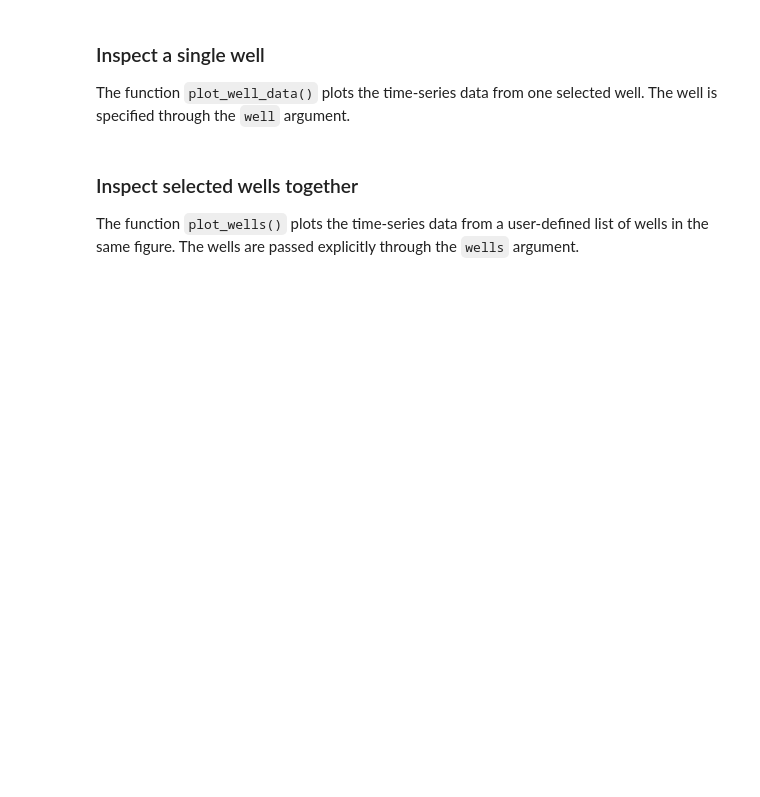
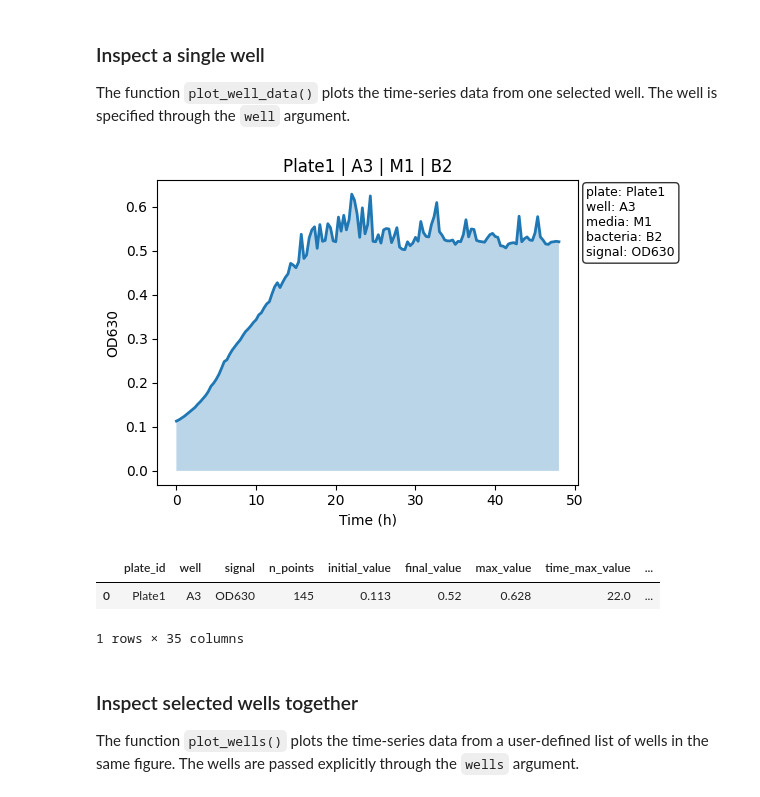
Before and after one commit to ccg-esb-lab/bactomata, a Jupyter notebook: notebooks/Bactomata_DataAnalysis.ipynb, the cells around one changed output. Cells and saved outputs as stored; diff of their text form; code cells hidden in the pictures; blank space fills up the shorter version.

```diff
--- a/notebooks/Bactomata_DataAnalysis.ipynb
+++ b/notebooks/Bactomata_DataAnalysis.ipynb
@@ -242,3 +337,59 @@ plt.show()
+# %%
+plate_id = "Plate1"
+well = "A3"
+signal = "OD630"
+
+# Plot the curve
+bplt.plot_well_data(
+    experiment,
+    plate_id=plate_id,
+    well=well,
+    signal=signal,
+)
+
+plt.tight_layout()
+plt.show()
+
+# Extract the same curve
+df_curve = (
+    experiment["data"]
+    .query("plate_id == @plate_id and well == @well and signal == @signal")
+    .copy()
+)
+
+# Compute basic + growth-rate metrics
+basic_metrics = bp.compute_basic_curve_metrics(
+    df_curve,
+    time_col="time",
+    value_col="value",
+    time_points=[12, 24, 48],
+)
+
+growth_metrics = bp.compute_growth_rate_metrics(
+    df_curve,
+    time_col="time",
+    value_col="value",
+    use_growthcurves=True,
+    growthcurves_method="spline",
+    window_points=5,
+)
+
+# Combine into one row
+well_metrics = {
+    "plate_id": plate_id,
+    "well": well,
+    "signal": signal,
+    **basic_metrics,
+    **growth_metrics,
+}
+
+well_metrics_df = pd.DataFrame([well_metrics])
+well_metrics_df
+# %% [output]
+[figure, added]
+|  | plate_id | well | signal | n_points | initial_value | final_value | max_value | time_max_value | ... |
+| 0 | Plate1 | A3 | OD630 | 145 | 0.113 | 0.52 | 0.628 | 22.0 | ... |
+1 rows × 35 columns
 # %% [markdown]
 ### Inspect selected wells together
 
```
Also changed, not shown: parts of 42 cells of this notebook, 2 other files.
